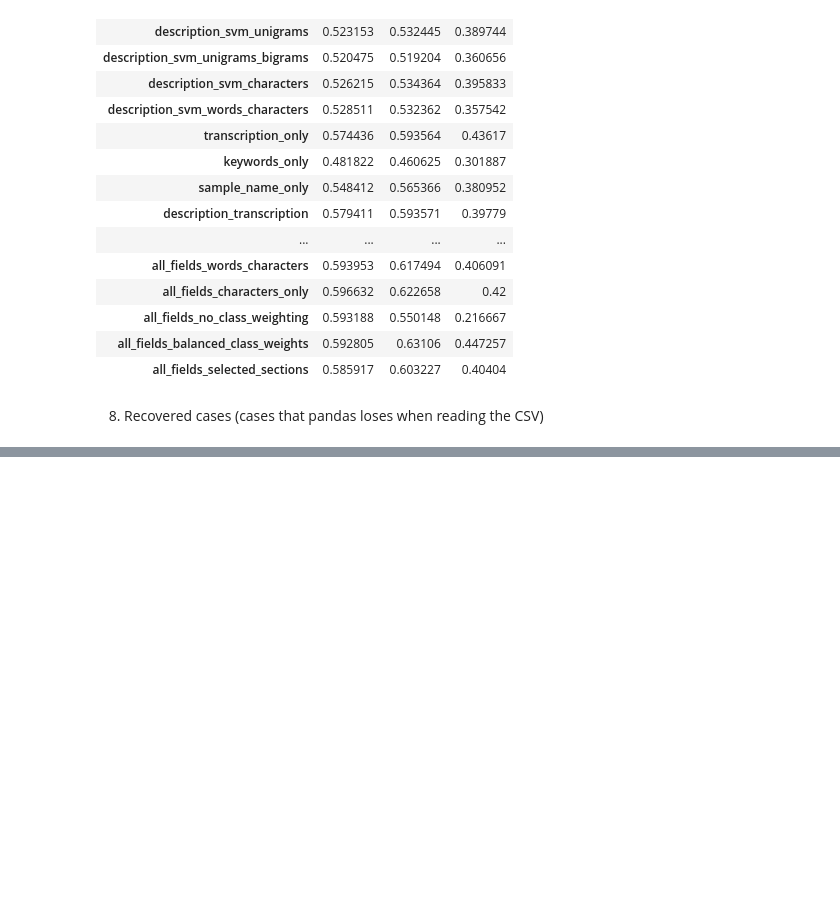
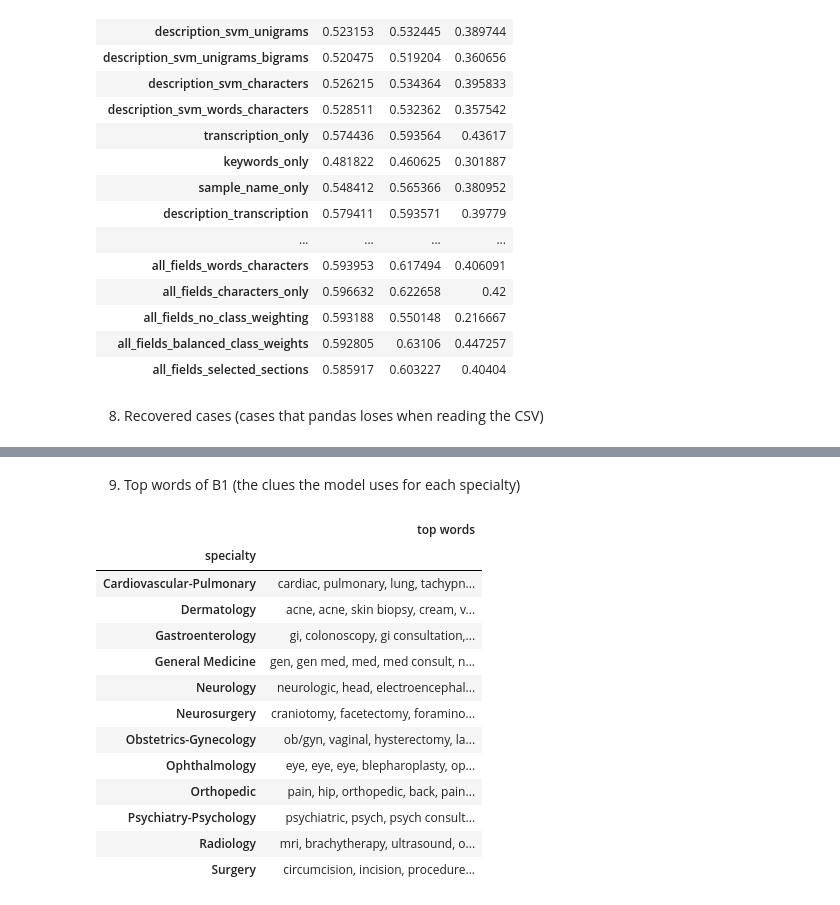
Before and after one commit to mariana2103/Projeto2-NLP-task, a Jupyter notebook: notebooks/notebook1_dados_baselines.ipynb, the cells around one changed output, grey strips where cells are left out. Drawn from its saved outputs; the diff is of its cells as text; code cells hidden in the pictures; blank space fills up the shorter version.

```diff
--- a/notebooks/notebook1_dados_baselines.ipynb
+++ b/notebooks/notebook1_dados_baselines.ipynb
@@ -607,3 +625,45 @@ recovered['medical_specialty'].value_counts()
+# %% [markdown]
+9. Top words of B1 (the clues the model uses for each specialty)
+# %%
+#B1 is trained on all the training cases. For each specialty, the SVM gives a weight to every word or fragment: the highest weights are the clues that push the most towards that specialty
+b1 = train_configuration(data, models['all_fields_balanced_class_weights'])
+tfidf = b1.named_steps['tfidf']
+svm = b1.named_steps['classifier']
+
+#Name of every column of the TF-IDF matrix, with the block it comes from (for example description_word)
+feature_names = []
+for block, vectorizer, _ in tfidf.transformers_:
+    if block != 'remainder':
+        for term in vectorizer.get_feature_names_out():
+            feature_names.append((block, term))
+
+#For each specialty keeps the 15 highest weights
+rows = []
+for k, specialty in enumerate(svm.classes_):
+    for rank, j in enumerate(np.argsort(svm.coef_[k])[::-1][:15], 1):
+        block, term = feature_names[j]
+        rows.append({'specialty': specialty, 'rank': rank, 'block': block, 'term': term, 'weight': round(svm.coef_[k, j], 3)})
+top_words = pd.DataFrame(rows)
+top_words.to_csv(study_folder / 'b1_top_words.csv', index=False)
+
+#Only whole words (easier to read in the report): the 8 strongest per specialty
+words_only = top_words[top_words['block'].str.endswith('_word')]
+words_only.groupby('specialty').head(8).groupby('specialty')['term'].agg(', '.join).to_frame('top words')
+# %% [output]
+|  | top words |
+| specialty |  |
+| Cardiovascular-Pulmonary | cardiac, pulmonary, lung, tachypn... |
+| Dermatology | acne, acne, skin biopsy, cream, v... |
+| Gastroenterology | gi, colonoscopy, gi consultation,... |
+| General Medicine | gen, gen med, med, med consult, n... |
+| Neurology | neurologic, head, electroencephal... |
+| Neurosurgery | craniotomy, facetectomy, foramino... |
+| Obstetrics-Gynecology | ob/gyn, vaginal, hysterectomy, la... |
+| Ophthalmology | eye, eye, eye, blepharoplasty, op... |
+| Orthopedic | pain, hip, orthopedic, back, pain... |
+| Psychiatry-Psychology | psychiatric, psych, psych consult... |
+| Radiology | mri, brachytherapy, ultrasound, o... |
+| Surgery | circumcision, incision, procedure... |
 # %%
 #Para a pessoa da Augmentation, testar isto:
 
```
Also changed, not shown: parts of 3 cells of this notebook, 13 other files.
